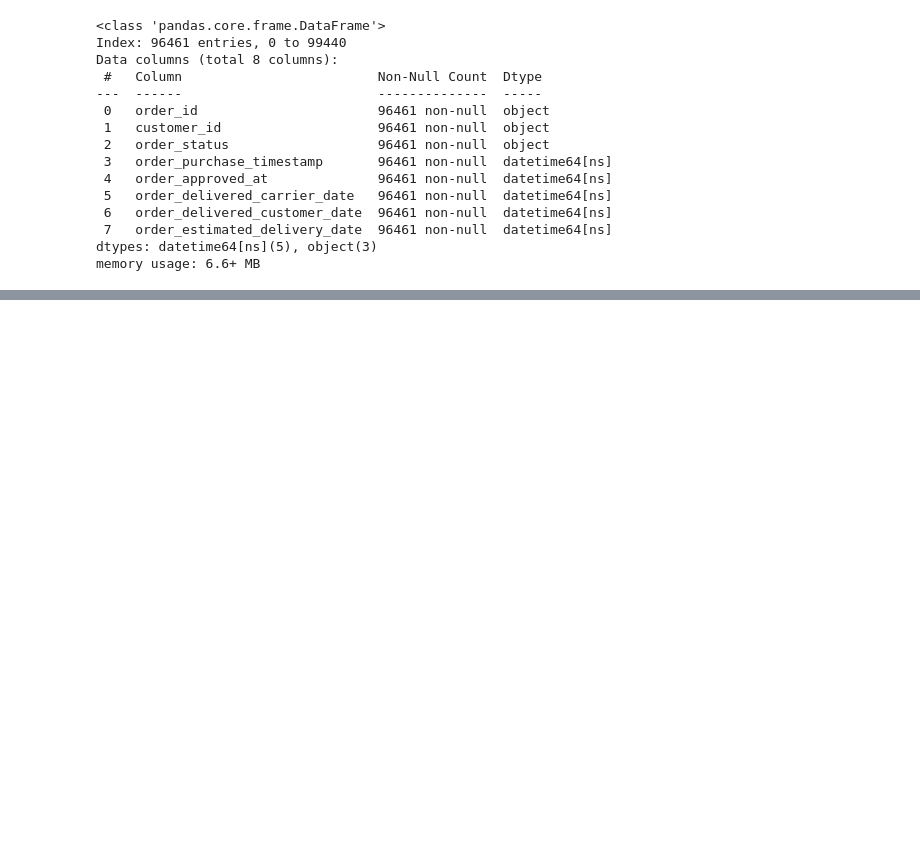
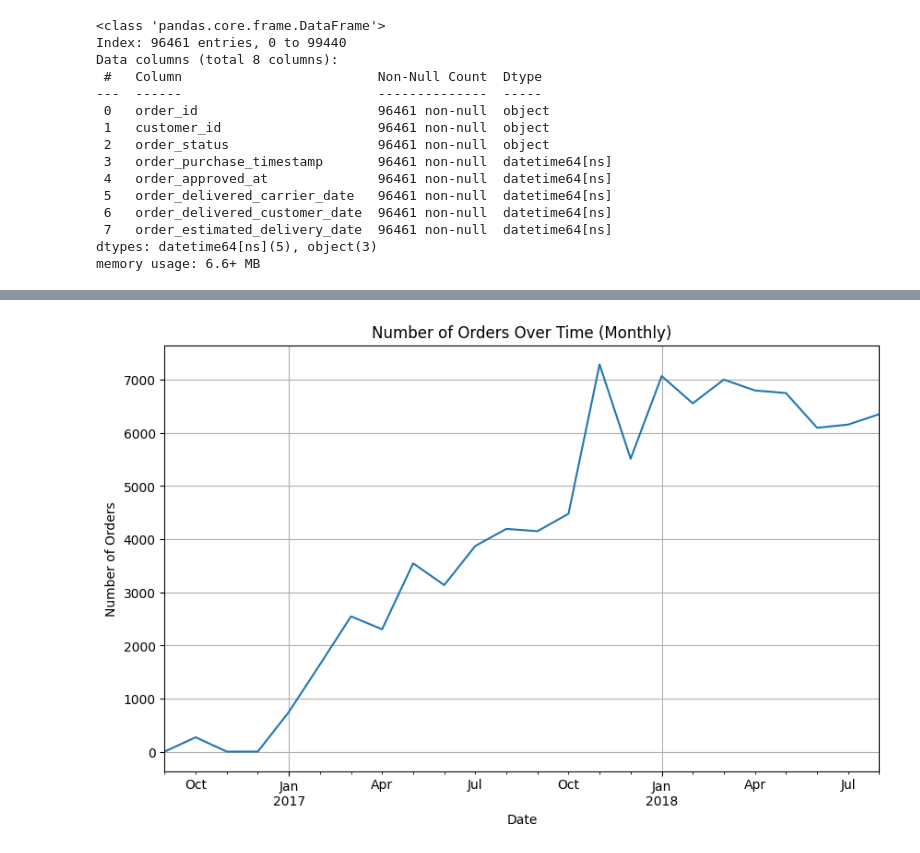
Before and after one commit to Mohit-Singh-261097/Customer-Segmentation-Analysis-Brazillian_E-commercence_Dataset-, a Jupyter notebook: notebooks/Customer_Segmentation.ipynb, the cells around one changed output, grey strips where cells are left out. Cells and saved outputs as stored; diff of their text form; code cells hidden in the pictures; blank space fills up the shorter version.

```diff
--- a/notebooks/Customer_Segmentation.ipynb
+++ b/notebooks/Customer_Segmentation.ipynb
@@ -659,3 +720,16 @@ Data columns (total 8 columns):
  7   order_estimated_delivery_date  96461 non-null  datetime64[ns]
 dtypes: datetime64[ns](5), object(3)
 memory usage: 6.6+ MB
+# %%
+orders_df['order_processing_time'] = orders_df['order_approved_at'] - orders_df['order_purchase_timestamp']
+orders_df['shipping_preparation_time'] = orders_df['order_delivered_carrier_date'] - orders_df['order_approved_at']
+orders_df['shipping_preparation_time'] = orders_df['order_delivered_carrier_date'] - orders_df['order_approved_at']
+orders_df['total_delivery_time'] = orders_df['order_delivered_customer_date'] - orders_df['order_purchase_timestamp']
+orders_df['delivery_delay'] = orders_df['order_delivered_customer_date'] - orders_df['order_estimated_delivery_date']
+orders_df['is_delivered'] = orders_df['order_status'].apply(lambda x: 1 if x == 'delivered' else 0)
+orders_df['order_month'] = orders_df['order_purchase_timestamp'].dt.month
+orders_df['order_day_of_week'] = orders_df['order_purchase_timestamp'].dt.dayofweek
+orders_df['delivery_accuracy'] = orders_df['order_estimated_delivery_date'] - orders_df['order_delivered_customer_date']
+# %%
+reference_date = pd.Timestamp('2024-01-01')  # Replace with actual reference date
+orders_df['customer_recency'] = reference_date - orders_df['order_purchase_timestamp']
@@ -661,0 +772,22 @@ memory usage: 6.6+ MB
+# %%
+# Ensure that 'order_purchase_timestamp' is in datetime format
+orders_df['order_purchase_timestamp'] = pd.to_datetime(orders_df['order_purchase_timestamp'])
+
+# Set the timestamp as the index for easier resampling (optional but useful for time series)
+orders_df.set_index('order_purchase_timestamp', inplace=True)
+
+# Define the base path for saving plots
+base_path = "E:\\DATASCIENCE PORTFOLIO\\Projects\\Segmentation\\Visualizations\\"
+# %%
+# 1. Number of Orders Over Time (Monthly)
+orders_per_month = orders_df['order_id'].resample('M').count()
+plt.figure(figsize=(10, 6))
+orders_per_month.plot()
+plt.title('Number of Orders Over Time (Monthly)')
+plt.xlabel('Date')
+plt.ylabel('Number of Orders')
+plt.grid(True)
+plt.savefig(f"{base_path}number_of_orders_over_time.png", dpi=300)
+plt.show()
+# %% [output]
+[figure, added]
```
Also changed, not shown: parts of 3 cells of this notebook, 6 other files.
